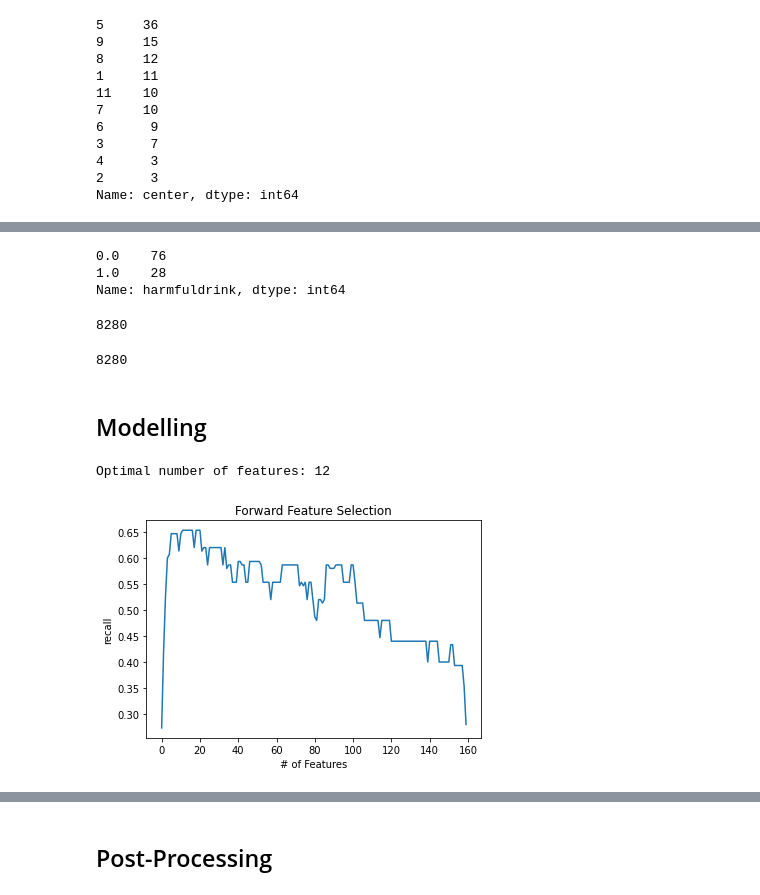
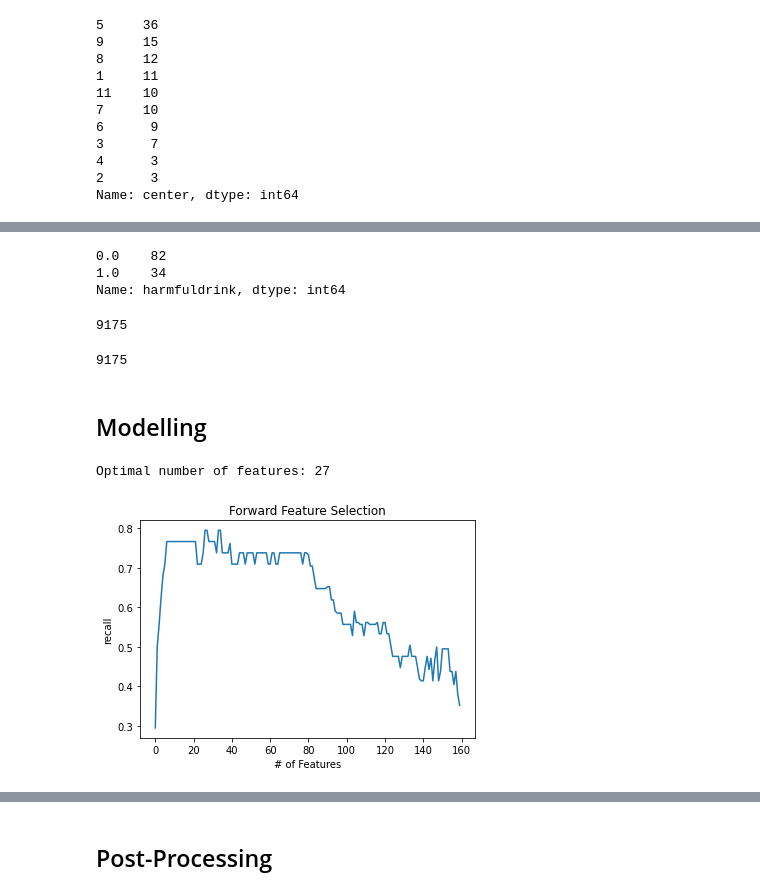
Before and after one commit to prathikr/CAIS-Liver-Transplant, a Jupyter notebook: mvp.ipynb, the cells around one changed output, grey strips where cells are left out. Saved outputs shown, nothing was run; the diff lists cells and outputs as text; code cells hidden in the pictures.

Commit message:
validation centers chosen

```diff
--- a/mvp.ipynb
+++ b/mvp.ipynb
@@ -226,9 +226,12 @@ combined['center'].value_counts()
 2      3
 Name: center, dtype: int64
 # %%
-val = combined[combined.center == validation_center] # reserve one center for validation
-val_X = val.drop(columns=[outcome]) # extract predictors
-val_y = val[outcome] # extract outcome
-print(val_X.shape, val_y.shape)
+# #val = combined[combined.center == validation_center] # reserve one center for validation
+# val = combined.loc[combined['center'].isin(validation_centers)] # reserve validation centers from list
 
-combined = combined[combined.center != validation_center] # remove center from rest of dataset
+# val_X = val.drop(columns=[outcome]) # extract predictors
+# val_y = val[outcome] # extract outcome
+# print(val_X.shape, val_y.shape)
+
+# # combined = combined[combined.center != validation_center] # remove center from rest of dataset
+# combined = combined.loc[~combined['center'].isin(validation_centers)] # remove centers from list
@@ -249,13 +246,13 @@ print(X.shape, y.shape)
 # %%
 y.value_counts()
 # %% [output]
-0.0    76
-1.0    28
+0.0    82
+1.0    34
 Name: harmfuldrink, dtype: int64
 # %%
 X.isna().sum().sum()
 # %% [output]
-8280
+9175
 # %%
 # impute missing data
 
@@ -267,7 +264,7 @@ elif imputation_strategy == 'mode':
 # %%
 X.isna().sum().sum()
 # %% [output]
-8280
+9175
 # %% [markdown]
 ## Modelling
 # %%
@@ -281,34 +278,34 @@ def forward_feature_selection(model, X, y):
         next_feat = ''
         for feat in features:
             selected_features.append(feat)
             temp_X = X[selected_features]
             temp_scores = cross_validate(clone(model), temp_X, y, cv=5, scoring=['recall'])
             temp_score = temp_scores['test_recall'].mean()
             if temp_score >= best_score:
                 best_score = temp_score
                 next_feat = feat
             selected_features.pop()
         #print('Added Feature:', next_feat)
         selected_features.append(next_feat)
         features.remove(next_feat)
         scores.append(best_score)
 
     #print('Ordering of Features:', selected_features)
 
     plt.title('Forward Feature Selection')
     plt.xlabel('# of Features')
     plt.ylabel('recall')
     plt.plot(list(range(X.shape[1])), scores)
     return scores, selected_features
 
 if include_feature_selection:
     scores, selected_features = forward_feature_selection(model, X, y)
     optimal_n_features = scores.index(max(scores)) + 1
     print('\nOptimal number of features:', optimal_n_features)
     optimal_features = selected_features[:optimal_n_features]
     X = X[optimal_features]
-    val_X = val_X[optimal_features]
+    # val_X = val_X[optimal_features]
 # %% [output]
-Optimal number of features: 12
+Optimal number of features: 27
-[figure, old version]
+[figure, new version]
 # %%
```
Also changed, not shown: parts of 12 cells of this notebook, 6 other files.
